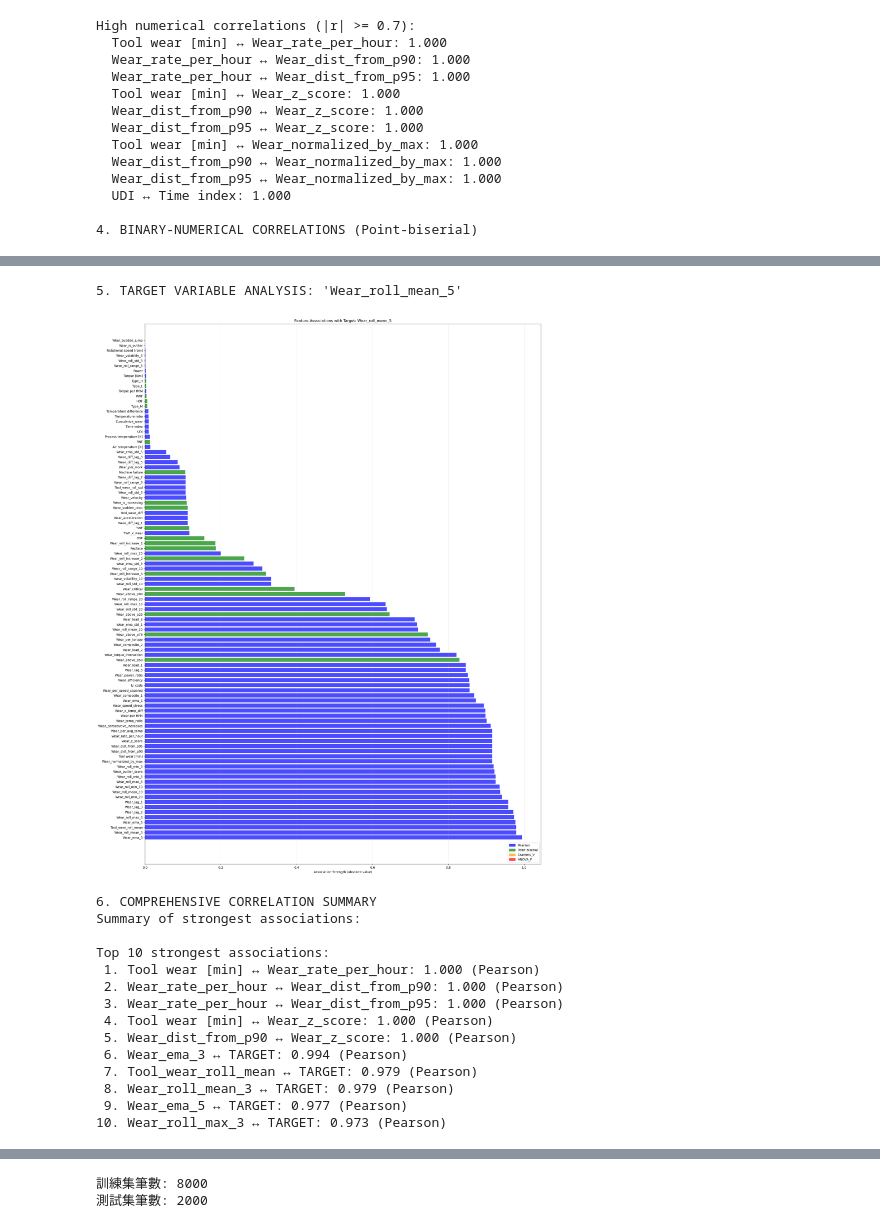
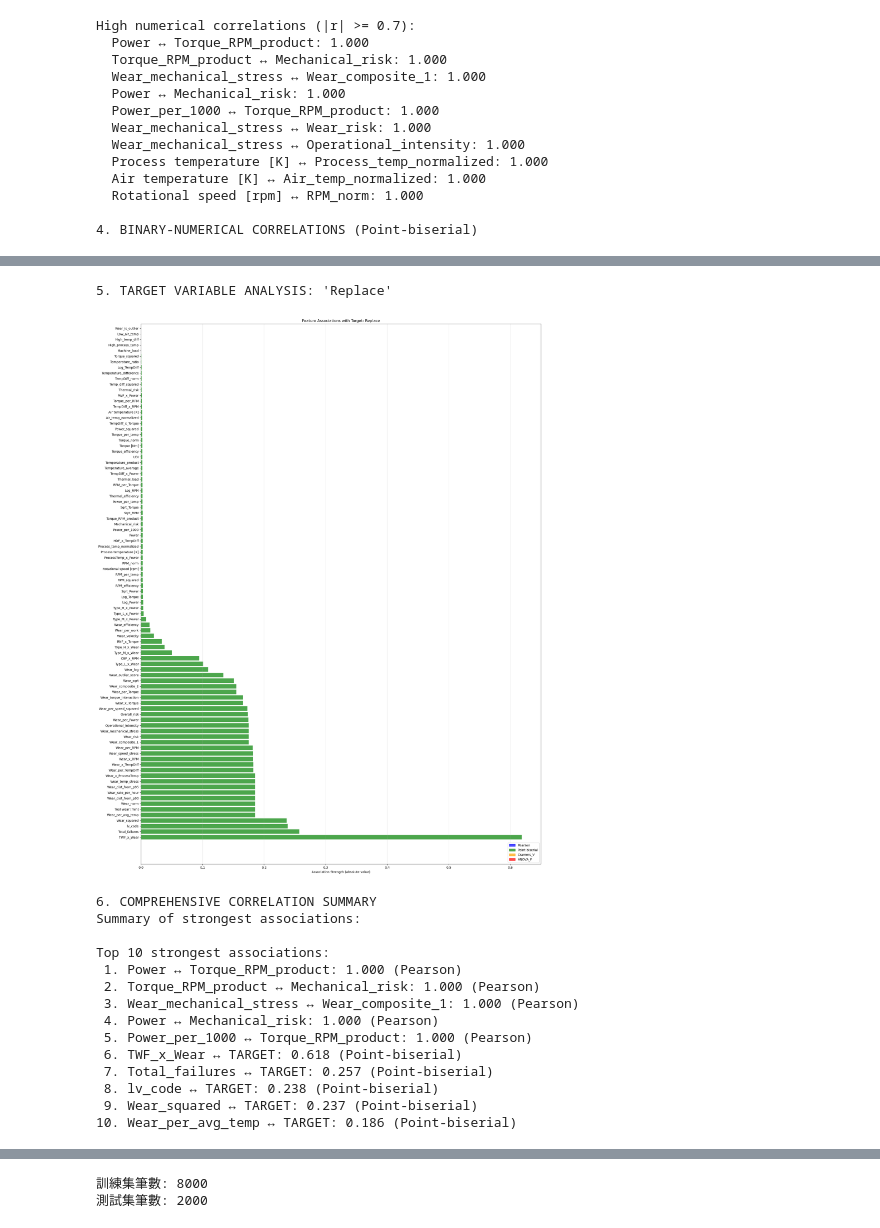
Before and after one commit to shu4dev/last3, a Jupyter notebook: pg.ipynb, the cells around one changed output, grey strips where cells are left out. Cells and saved outputs as stored; diff of their text form; code cells hidden in the pictures.

```diff
--- a/pg.ipynb
+++ b/pg.ipynb
@@ -3,5 +4,5 @@ import pandas as pd
 df = pd.read_csv('Processed_Machine_Data.csv')
 # %%
-df_cleaned = pd.get_dummies(df, columns=['Type'])
-print(df.head())
+df_cleaned = pd.get_dummies(df, columns=['Type'], dtype=int)
+print(df_cleaned.head())
 # %% [output]
@@ -187,11 +216,11 @@ from sklearn.inspection import permutation_importance
 import matplotlib.pyplot as plt
 from threshold_optimzation import analyze_mixed_correlations
 
-X = df_cleaned.drop(columns=['Replace', 'Wear_regime', 'lv', 'UDI', 'Product ID'])
+X = df_cleaned.drop(columns=['Replace', 'lv', 'UDI', 'Product ID'])
 y = df_cleaned['Replace']
 
 
-corr_matrix = analyze_mixed_correlations(df_cleaned, target_col='Wear_roll_mean_5')
+corr_matrix = analyze_mixed_correlations(df_cleaned, target_col='Replace')
 
 
 
@@ -245,13 +274,13 @@ Feature type distribution:
 High numerical correlations (|r| >= 0.7):
-  Tool wear [min] ↔ Wear_rate_per_hour: 1.000
-  Wear_rate_per_hour ↔ Wear_dist_from_p90: 1.000
-  Wear_rate_per_hour ↔ Wear_dist_from_p95: 1.000
-  Tool wear [min] ↔ Wear_z_score: 1.000
-  Wear_dist_from_p90 ↔ Wear_z_score: 1.000
-  Wear_dist_from_p95 ↔ Wear_z_score: 1.000
-  Tool wear [min] ↔ Wear_normalized_by_max: 1.000
-  Wear_dist_from_p90 ↔ Wear_normalized_by_max: 1.000
-  Wear_dist_from_p95 ↔ Wear_normalized_by_max: 1.000
-  UDI ↔ Time index: 1.000
+  Power ↔ Torque_RPM_product: 1.000
+  Torque_RPM_product ↔ Mechanical_risk: 1.000
+  Wear_mechanical_stress ↔ Wear_composite_1: 1.000
+  Power ↔ Mechanical_risk: 1.000
+  Power_per_1000 ↔ Torque_RPM_product: 1.000
+  Wear_mechanical_stress ↔ Wear_risk: 1.000
+  Wear_mechanical_stress ↔ Operational_intensity: 1.000
+  Process temperature [K] ↔ Process_temp_normalized: 1.000
+  Air temperature [K] ↔ Air_temp_normalized: 1.000
+  Rotational speed [rpm] ↔ RPM_norm: 1.000
 
 4. BINARY-NUMERICAL CORRELATIONS (Point-biserial)
@@ -259,16 +288,16 @@ High numerical correlations (|r| >= 0.7):
-5. TARGET VARIABLE ANALYSIS: 'Wear_roll_mean_5'
+5. TARGET VARIABLE ANALYSIS: 'Replace'
-[figure, old version]
+[figure, new version]
 6. COMPREHENSIVE CORRELATION SUMMARY
 Summary of strongest associations:
 
 Top 10 strongest associations:
- 1. Tool wear [min] ↔ Wear_rate_per_hour: 1.000 (Pearson)
- 2. Wear_rate_per_hour ↔ Wear_dist_from_p90: 1.000 (Pearson)
- 3. Wear_rate_per_hour ↔ Wear_dist_from_p95: 1.000 (Pearson)
- 4. Tool wear [min] ↔ Wear_z_score: 1.000 (Pearson)
- 5. Wear_dist_from_p90 ↔ Wear_z_score: 1.000 (Pearson)
- 6. Wear_ema_3 ↔ TARGET: 0.994 (Pearson)
- 7. Tool_wear_roll_mean ↔ TARGET: 0.979 (Pearson)
- 8. Wear_roll_mean_3 ↔ TARGET: 0.979 (Pearson)
- 9. Wear_ema_5 ↔ TARGET: 0.977 (Pearson)
-10. Wear_roll_max_3 ↔ TARGET: 0.973 (Pearson)
+ 1. Power ↔ Torque_RPM_product: 1.000 (Pearson)
+ 2. Torque_RPM_product ↔ Mechanical_risk: 1.000 (Pearson)
+ 3. Wear_mechanical_stress ↔ Wear_composite_1: 1.000 (Pearson)
+ 4. Power ↔ Mechanical_risk: 1.000 (Pearson)
+ 5. Power_per_1000 ↔ Torque_RPM_product: 1.000 (Pearson)
+ 6. TWF_x_Wear ↔ TARGET: 0.618 (Point-biserial)
+ 7. Total_failures ↔ TARGET: 0.257 (Point-biserial)
+ 8. lv_code ↔ TARGET: 0.238 (Point-biserial)
+ 9. Wear_squared ↔ TARGET: 0.237 (Point-biserial)
+10. Wear_per_avg_temp ↔ TARGET: 0.186 (Point-biserial)
```
Also changed, not shown: parts of 6 cells of this notebook.
